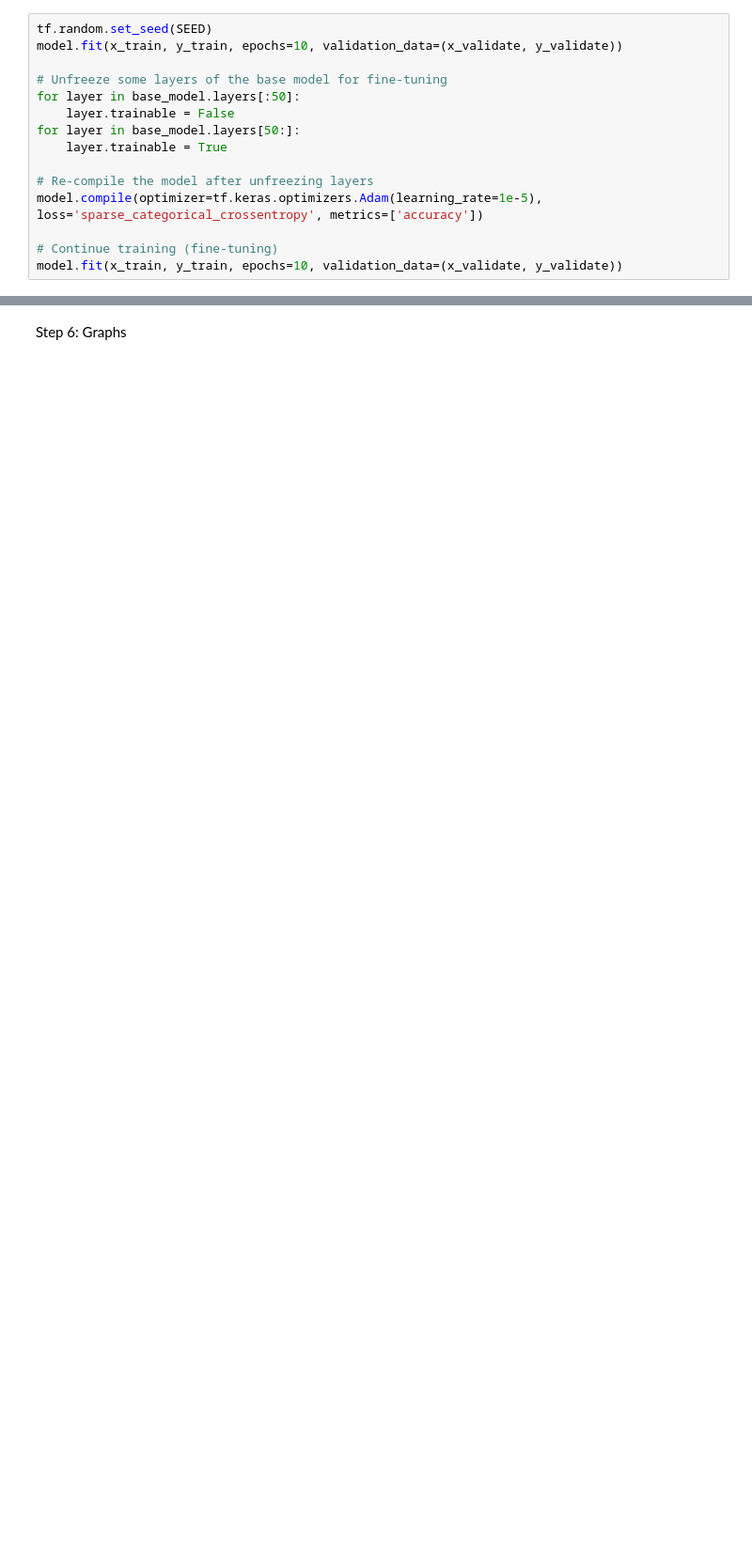
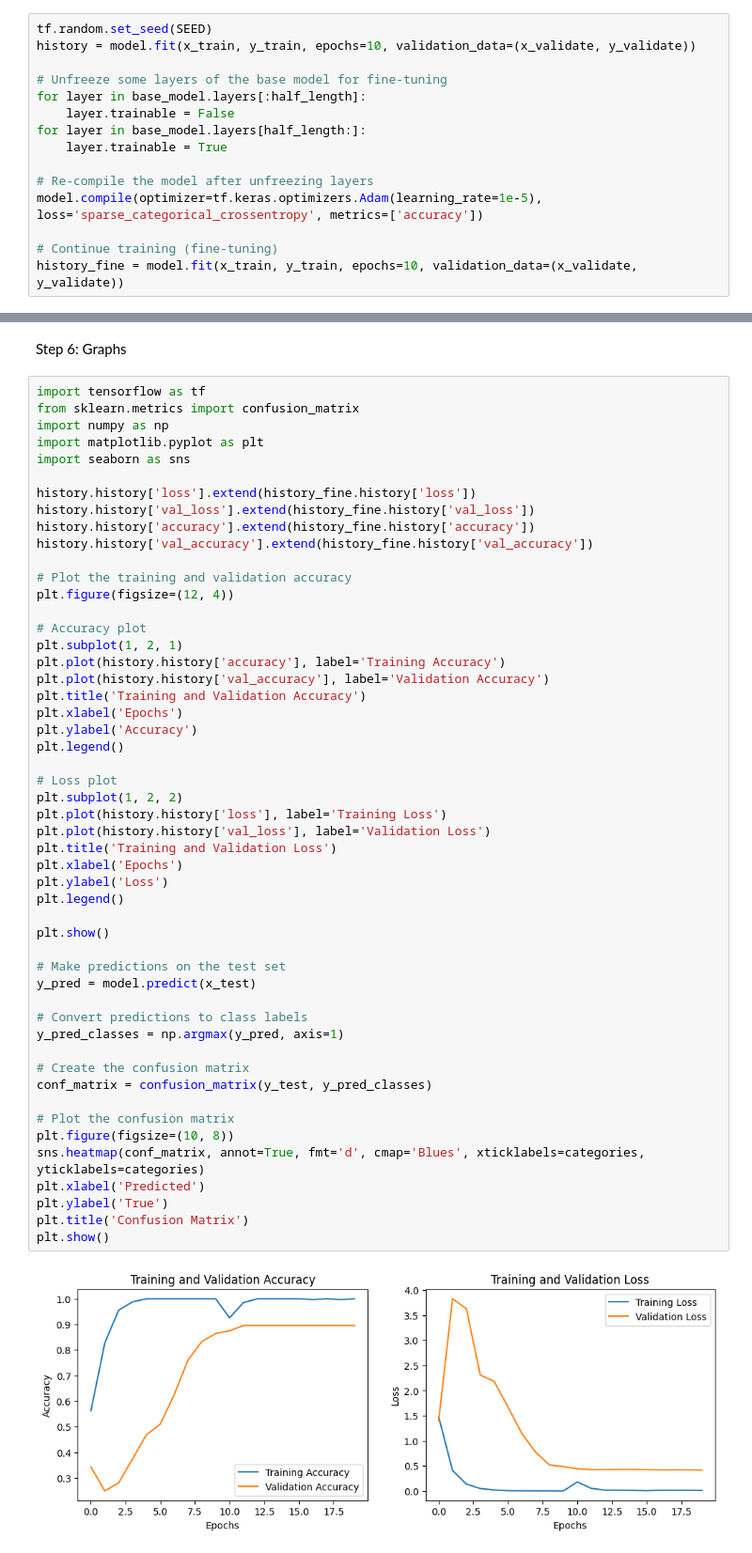
Before and after one commit to JustinLim19/csc3107-group26-p3-ml-brain-mri-classification, a Jupyter notebook: research/Jing Yi/MobileNet.ipynb, the cells around one changed output, grey strips where cells are left out. Shown at 94% size. Saved outputs shown, nothing was run; the diff lists cells and outputs as text; blank space fills up the shorter version.

```diff
--- a/research/Jing Yi/MobileNet.ipynb
+++ b/research/Jing Yi/MobileNet.ipynb
@@ -96,18 +100,18 @@ _________________________________________________________________
 Step 4: Train the Model
 # %%
 tf.random.set_seed(SEED)
-model.fit(x_train, y_train, epochs=10, validation_data=(x_validate, y_validate))
+history = model.fit(x_train, y_train, epochs=10, validation_data=(x_validate, y_validate))
 
 # Unfreeze some layers of the base model for fine-tuning
-for layer in base_model.layers[:50]:
+for layer in base_model.layers[:half_length]:
     layer.trainable = False
-for layer in base_model.layers[50:]:
+for layer in base_model.layers[half_length:]:
     layer.trainable = True
 
 # Re-compile the model after unfreezing layers
 model.compile(optimizer=tf.keras.optimizers.Adam(learning_rate=1e-5), loss='sparse_categorical_crossentropy', metrics=['accuracy'])
 
 # Continue training (fine-tuning)
-model.fit(x_train, y_train, epochs=10, validation_data=(x_validate, y_validate))
+history_fine = model.fit(x_train, y_train, epochs=10, validation_data=(x_validate, y_validate))
 # %% [output]
 Epoch 1/10
@@ -140,2 +143,55 @@ Test accuracy: 0.875
 # %% [markdown]
 Step 6: Graphs
+# %%
+import tensorflow as tf
+from sklearn.metrics import confusion_matrix
+import numpy as np
+import matplotlib.pyplot as plt
+import seaborn as sns
+
+history.history['loss'].extend(history_fine.history['loss'])
+history.history['val_loss'].extend(history_fine.history['val_loss'])
+history.history['accuracy'].extend(history_fine.history['accuracy'])
+history.history['val_accuracy'].extend(history_fine.history['val_accuracy'])
+
+# Plot the training and validation accuracy
+plt.figure(figsize=(12, 4))
+
+# Accuracy plot
+plt.subplot(1, 2, 1)
+plt.plot(history.history['accuracy'], label='Training Accuracy')
+plt.plot(history.history['val_accuracy'], label='Validation Accuracy')
+plt.title('Training and Validation Accuracy')
+plt.xlabel('Epochs')
+plt.ylabel('Accuracy')
+plt.legend()
+
+# Loss plot
+plt.subplot(1, 2, 2)
+plt.plot(history.history['loss'], label='Training Loss')
+plt.plot(history.history['val_loss'], label='Validation Loss')
+plt.title('Training and Validation Loss')
+plt.xlabel('Epochs')
+plt.ylabel('Loss')
+plt.legend()
+
+plt.show()
+
+# Make predictions on the test set
+y_pred = model.predict(x_test)
+
+# Convert predictions to class labels
+y_pred_classes = np.argmax(y_pred, axis=1)
+
+# Create the confusion matrix
+conf_matrix = confusion_matrix(y_test, y_pred_classes)
+
+# Plot the confusion matrix
+plt.figure(figsize=(10, 8))
+sns.heatmap(conf_matrix, annot=True, fmt='d', cmap='Blues', xticklabels=categories, yticklabels=categories)
+plt.xlabel('Predicted')
+plt.ylabel('True')
+plt.title('Confusion Matrix')
+plt.show()
+# %% [output]
+[figure, added]
```
Also changed, not shown: parts of 4 cells of this notebook.
